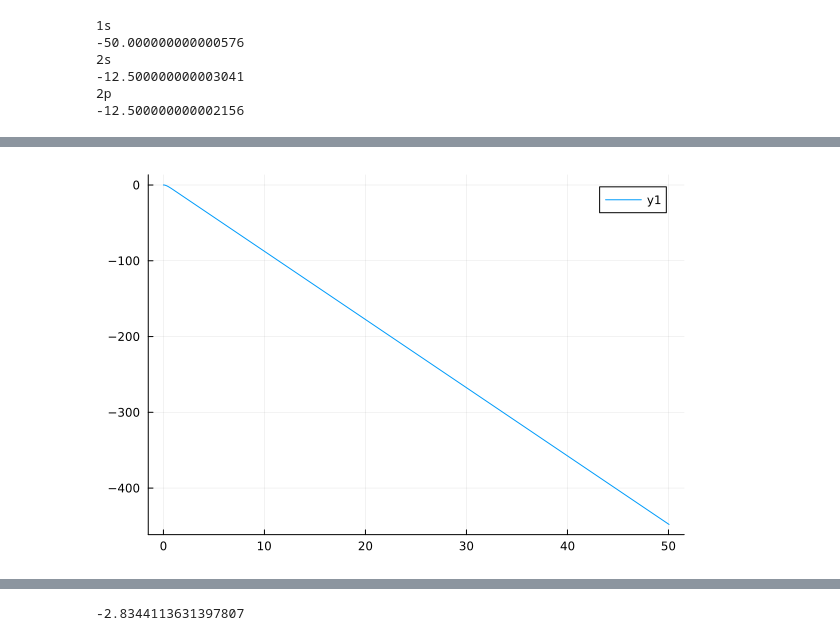
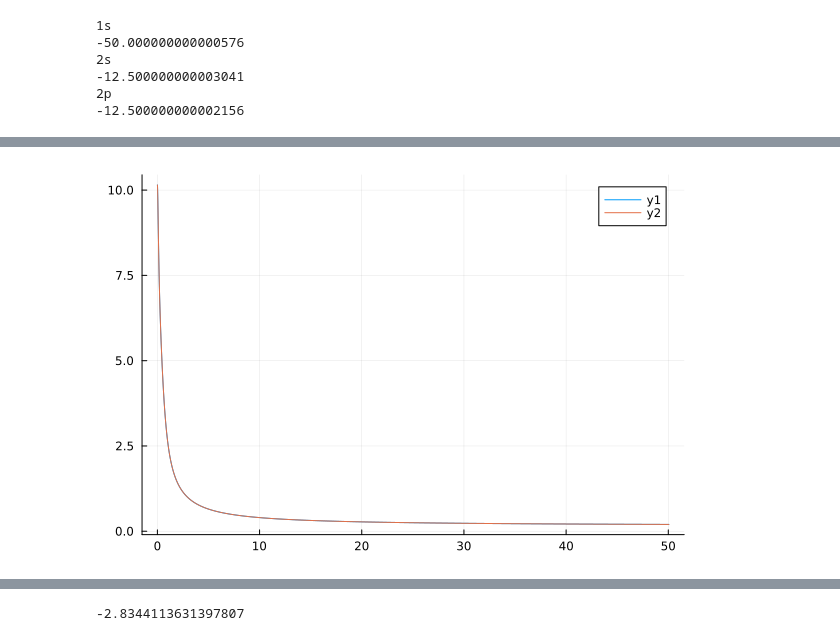
Before and after one commit to zeledon14/SchrodingerEquationSolver.jl, a Jupyter notebook: examples/DFT_atom_v.ipynb, the cells around one changed output, grey strips where cells are left out. Saved outputs shown, nothing was run; the diff lists cells and outputs as text; code cells hidden in the pictures.

Commit message:
vv_hartree working

```diff
--- a/examples/DFT_atom_v.ipynb
+++ b/examples/DFT_atom_v.ipynb
@@ -124,4 +120,4 @@ function derivative initial value1.0
 # %%
-plot(grid_stru.grid, [V_hartree_old])
+plot(grid_stru.grid, [V_hartree, V_hartree_old])
 # %% [output]
-[figure, old version]
+[figure, new version]
```
Also changed, not shown: parts of 4 cells of this notebook, 2 other files.
